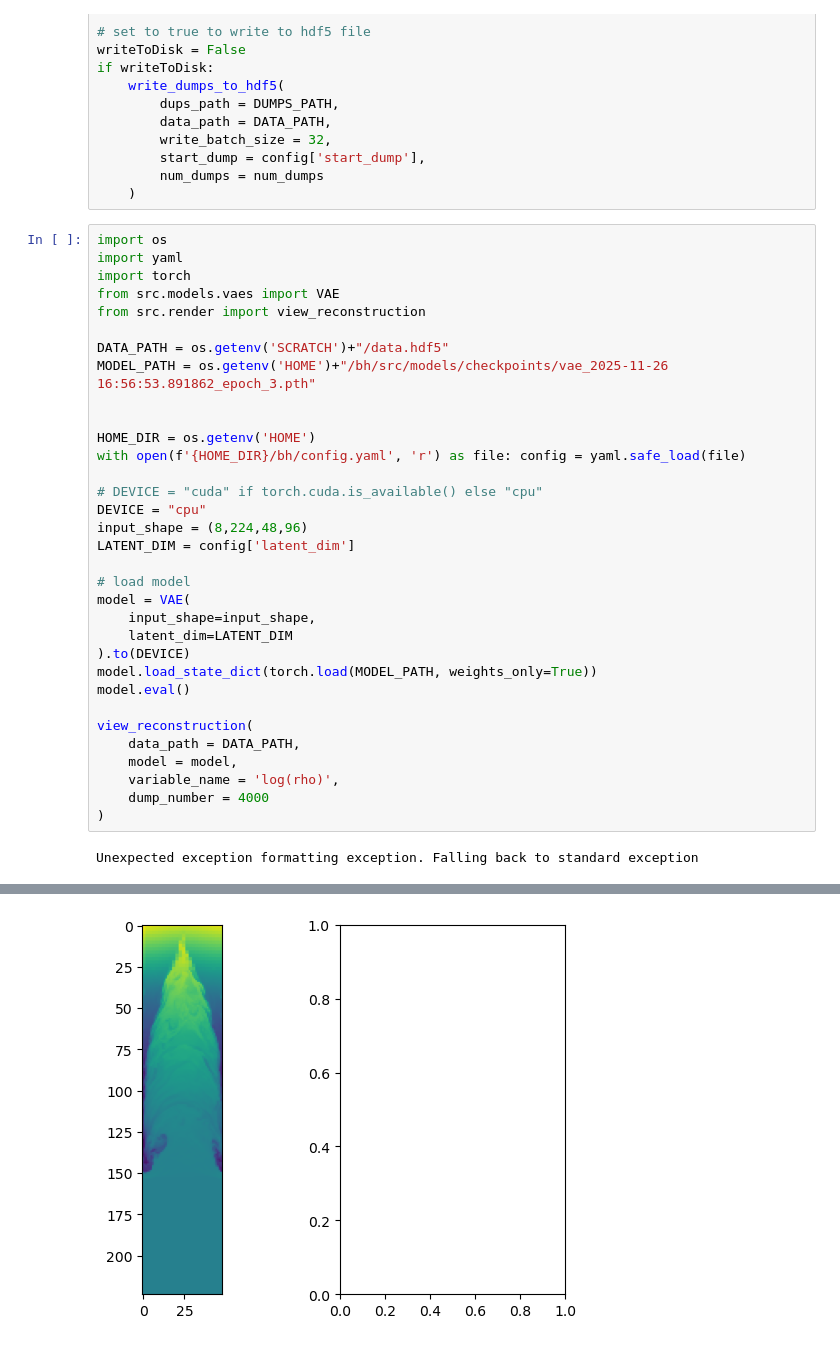
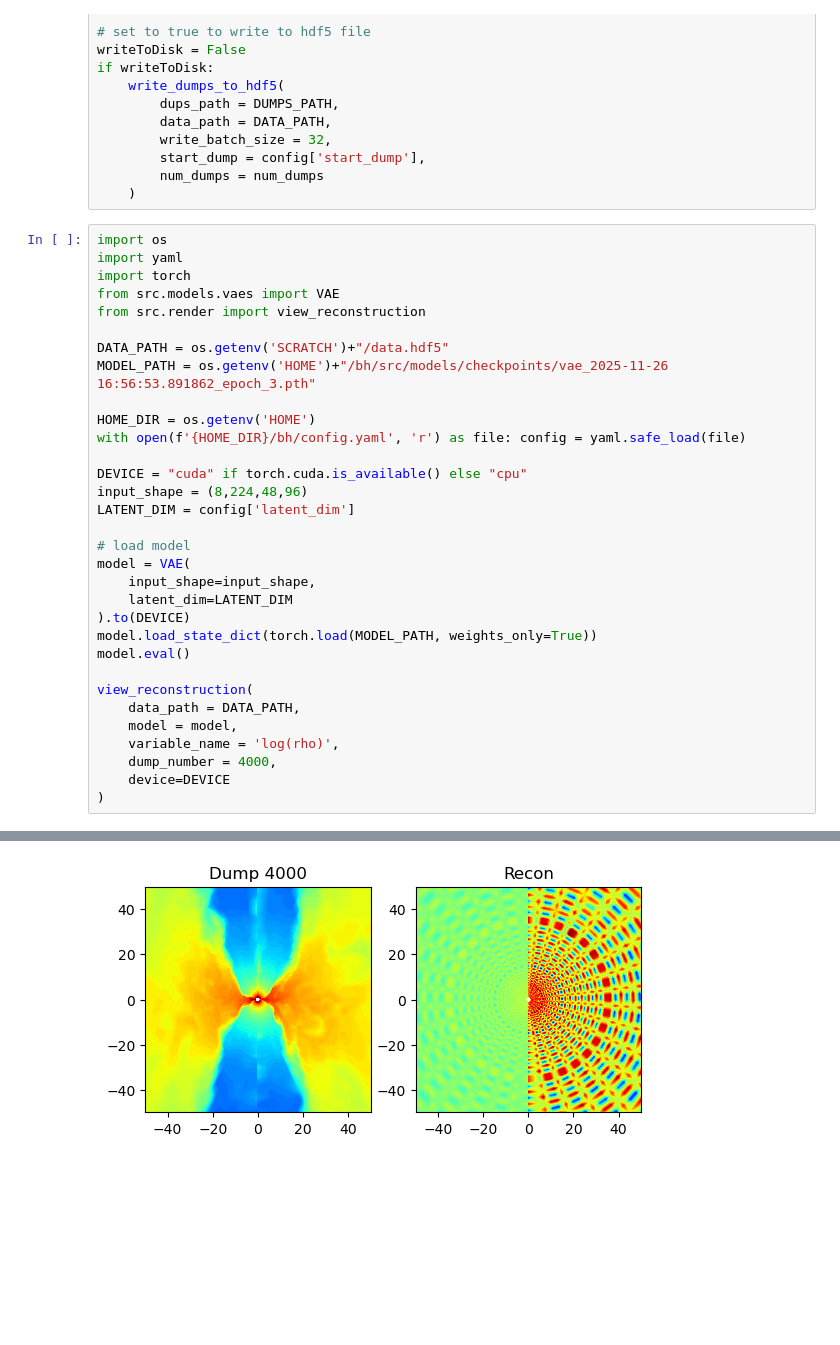
Before and after one commit to JackHanke/bh, a Jupyter notebook: writeToDisk.ipynb, the cells around one changed output, grey strips where cells are left out. Cells and saved outputs as stored; diff of their text form; blank space fills up the shorter version.

```diff
--- a/writeToDisk.ipynb
+++ b/writeToDisk.ipynb
@@ -175,12 +175,10 @@ from src.render import view_reconstruction
 DATA_PATH = os.getenv('SCRATCH')+"/data.hdf5"
 MODEL_PATH = os.getenv('HOME')+"/bh/src/models/checkpoints/vae_2025-11-26 16:56:53.891862_epoch_3.pth"
 
-
 HOME_DIR = os.getenv('HOME')
 with open(f'{HOME_DIR}/bh/config.yaml', 'r') as file: config = yaml.safe_load(file)
 
-# DEVICE = "cuda" if torch.cuda.is_available() else "cpu"
-DEVICE = "cpu"
+DEVICE = "cuda" if torch.cuda.is_available() else "cpu"
 input_shape = (8,224,48,96)
 LATENT_DIM = config['latent_dim']
 
@@ -196,7 +194,7 @@ view_reconstruction(
     data_path = DATA_PATH,
     model = model,
     variable_name = 'log(rho)',
-    dump_number = 4000
+    dump_number = 4000,
+    device=DEVICE
 )
 # %% [output]
-Unexpected exception formatting exception. Falling back to standard exception
@@ -220 +201 @@ executing.executing.NotOneValueFound: Expected one value, found 0
-[figure, old version]
+[figure, new version]
```
Also changed, not shown: parts of 1 cell of this notebook, 3 other files.
